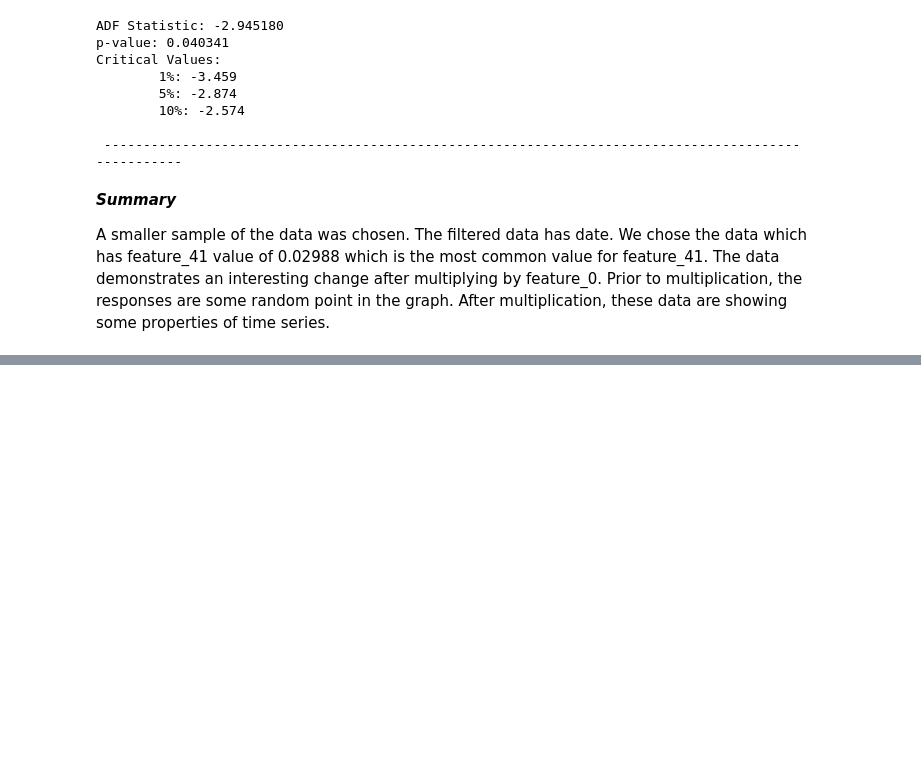
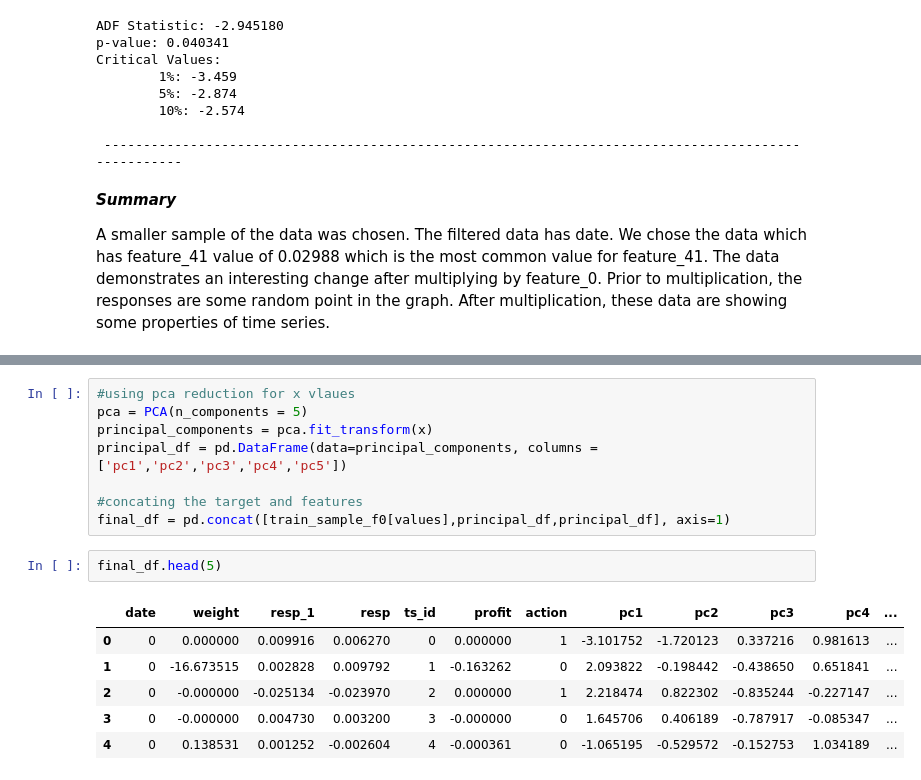
Before and after one commit to ahmadsayeb/jane_street, a Jupyter notebook: jane_street.ipynb, the cells around one changed output, grey strips where cells are left out. Saved outputs shown, nothing was run; the diff lists cells and outputs as text; blank space fills up the shorter version.

```diff
--- a/jane_street.ipynb
+++ b/jane_street.ipynb
@@ -297,0 +327,17 @@ common_value
+# %%
+#using pca reduction for x vlaues
+pca = PCA(n_components = 5)
+principal_components = pca.fit_transform(x)
+principal_df = pd.DataFrame(data=principal_components, columns = ['pc1','pc2','pc3','pc4','pc5'])
+
+#concating the target and features
+final_df = pd.concat([train_sample_f0[values],principal_df,principal_df], axis=1)
+# %%
+final_df.head(5)
+# %% [output]
+|  | date | weight | resp_1 | resp | ts_id | profit | action | pc1 | pc2 | pc3 | pc4 | ... |
+| 0 | 0 | 0.000000 | 0.009916 | 0.006270 | 0 | 0.000000 | 1 | -3.101752 | -1.720123 | 0.337216 | 0.981613 | ... |
+| 1 | 0 | -16.673515 | 0.002828 | 0.009792 | 1 | -0.163262 | 0 | 2.093822 | -0.198442 | -0.438650 | 0.651841 | ... |
+| 2 | 0 | -0.000000 | -0.025134 | -0.023970 | 2 | 0.000000 | 1 | 2.218474 | 0.822302 | -0.835244 | -0.227147 | ... |
+| 3 | 0 | -0.000000 | 0.004730 | 0.003200 | 3 | -0.000000 | 0 | 1.645706 | 0.406189 | -0.787917 | -0.085347 | ... |
+| 4 | 0 | 0.138531 | 0.001252 | -0.002604 | 4 | -0.000361 | 0 | -1.065195 | -0.529572 | -0.152753 | 1.034189 | ... |
```
Also changed, not shown: parts of 9 cells of this notebook.
